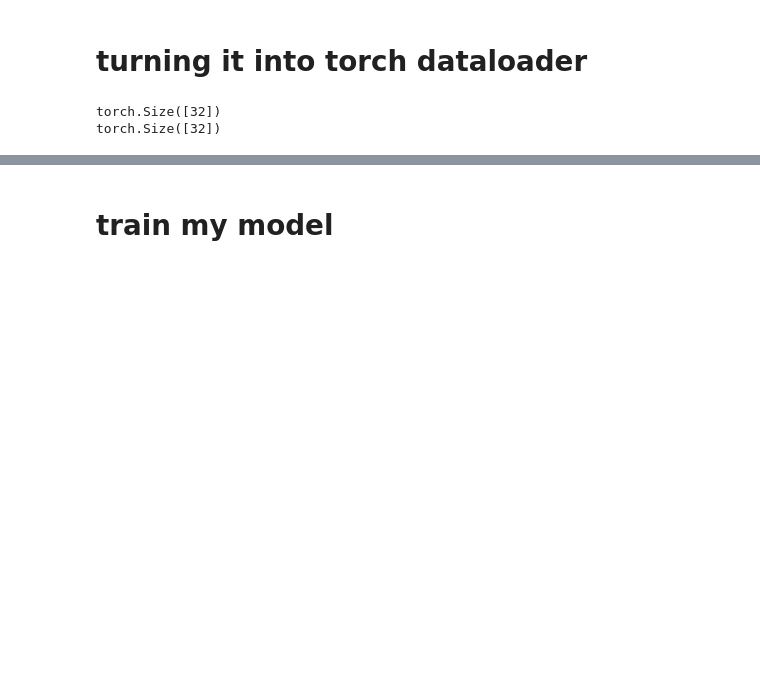
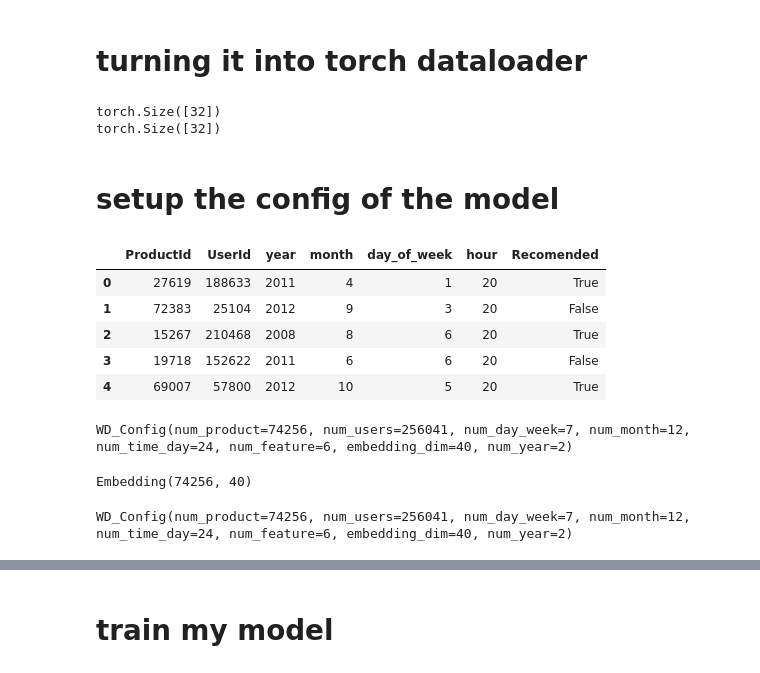
Before and after one commit to nebyu08/tiny_recommendation, a Jupyter notebook: jupyter_notes/good-amazon-ds.ipynb, the cells around one changed output, grey strips where cells are left out. Drawn from its saved outputs; the diff is of its cells as text; code cells hidden in the pictures; blank space fills up the shorter version.

```diff
--- a/jupyter_notes/good-amazon-ds.ipynb
+++ b/jupyter_notes/good-amazon-ds.ipynb
@@ -300,3 +303,14 @@ from trial import WideDeep,WD_Config
 # %%
 config=WD_Config()
 model=WideDeep(config)
+# %% [markdown]
+# setup the config of the model
+# %%
+clean_data.head()
+# %% [output]
+|  | ProductId | UserId | year | month | day_of_week | hour | Recomended |
+| 0 | 27619 | 188633 | 2011 | 4 | 1 | 20 | True |
+| 1 | 72383 | 25104 | 2012 | 9 | 3 | 20 | False |
+| 2 | 15267 | 210468 | 2008 | 8 | 6 | 20 | True |
+| 3 | 19718 | 152622 | 2011 | 6 | 6 | 20 | False |
+| 4 | 69007 | 57800 | 2012 | 10 | 5 | 20 | True |
@@ -302,0 +320,4 @@ model=WideDeep(config)
+# %%
+print(config)
+# %% [output]
+WD_Config(num_product=74256, num_users=256041, num_day_week=7, num_month=12, num_time_day=24, num_feature=6, embedding_dim=40, num_year=2)
@@ -303,3 +328,11 @@ model=WideDeep(config)
+# %%
+print(embed)
+# %% [output]
+Embedding(74256, 40)
+# %%
+print(config)
+# %% [output]
+WD_Config(num_product=74256, num_users=256041, num_day_week=7, num_month=12, num_time_day=24, num_feature=6, embedding_dim=40, num_year=2)
 # %%
 model=model.to(device)
 # %%
```
Also changed, not shown: parts of 9 cells of this notebook.
